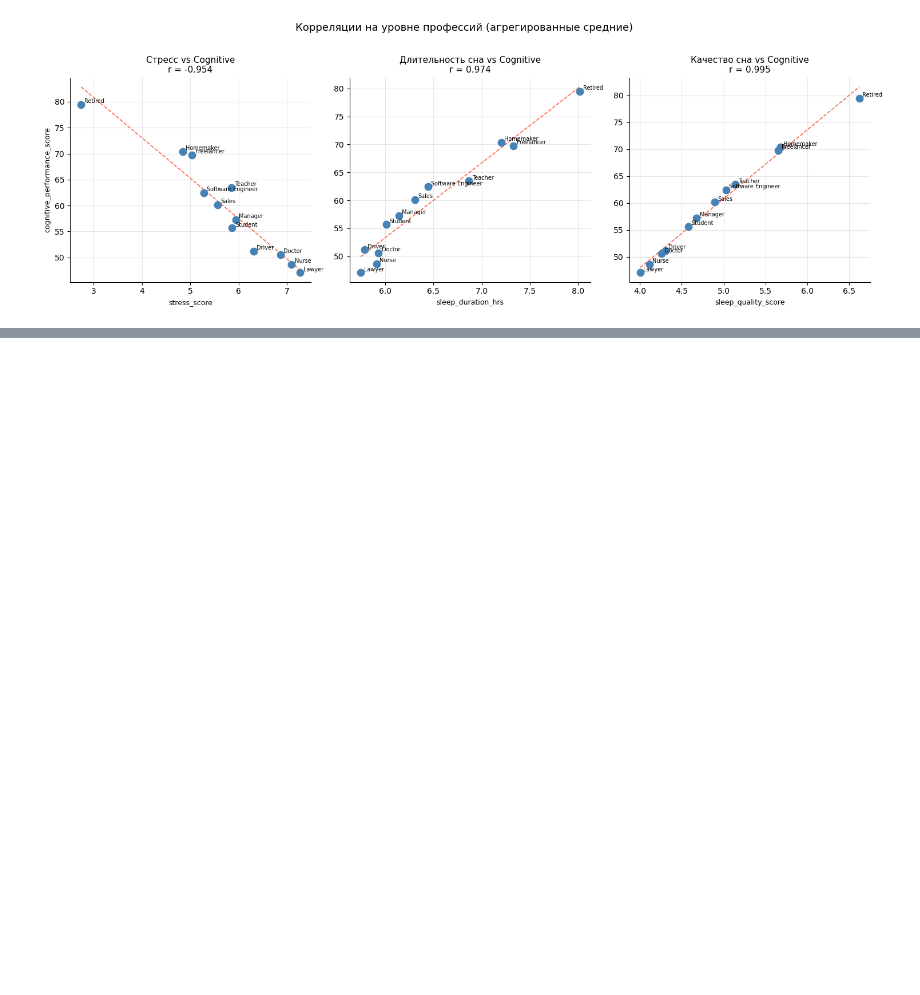
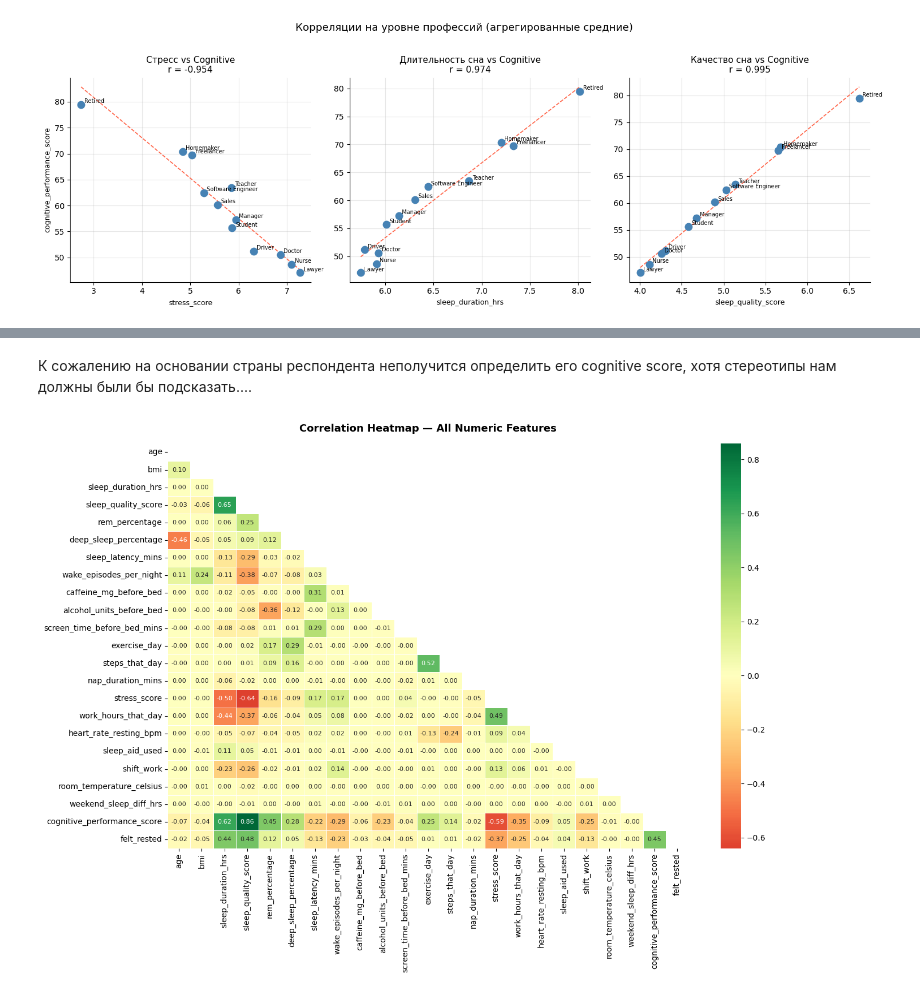
Before and after one commit to mello-bit/MS-Analysis-of-influence-sleep-durations-on-life-performance, a Jupyter notebook: analysis.ipynb, the cells around one changed output, grey strips where cells are left out. Saved outputs shown, nothing was run; the diff lists cells and outputs as text; code cells hidden in the pictures; blank space fills up the shorter version.

```diff
--- a/analysis.ipynb
+++ b/analysis.ipynb
@@ -807,0 +862,18 @@ plt.show()
+# %% [markdown]
+К сожалению на основании страны респондента неполучится определить его cognitive score, хотя стереотипы нам должны были бы подсказать....
+# %%
+numeric_df = df.select_dtypes(include='number')
+corr       = numeric_df.corr()
+mask       = np.triu(np.ones_like(corr, dtype=bool))  # hide upper triangle
+
+plt.figure(figsize=(14, 10))
+sns.heatmap(corr, mask=mask, annot=True, fmt='.2f',
+            cmap='RdYlGn', center=0, linewidths=0.4,
+            annot_kws={'size': 8})
+plt.title('Correlation Heatmap — All Numeric Features',
+          fontsize=13, fontweight='bold', pad=15)
+plt.tight_layout()
+plt.savefig('plot_06_correlation.png', bbox_inches='tight')
+plt.show()
+# %% [output]
+[figure, added]
```
Also changed, not shown: parts of 41 cells of this notebook.
